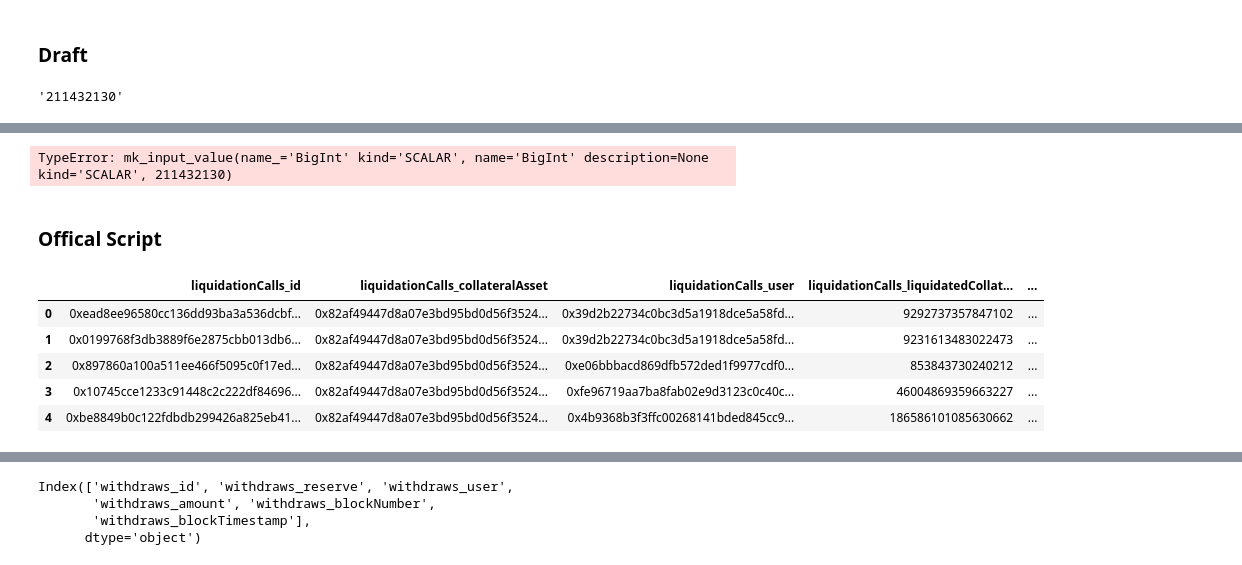
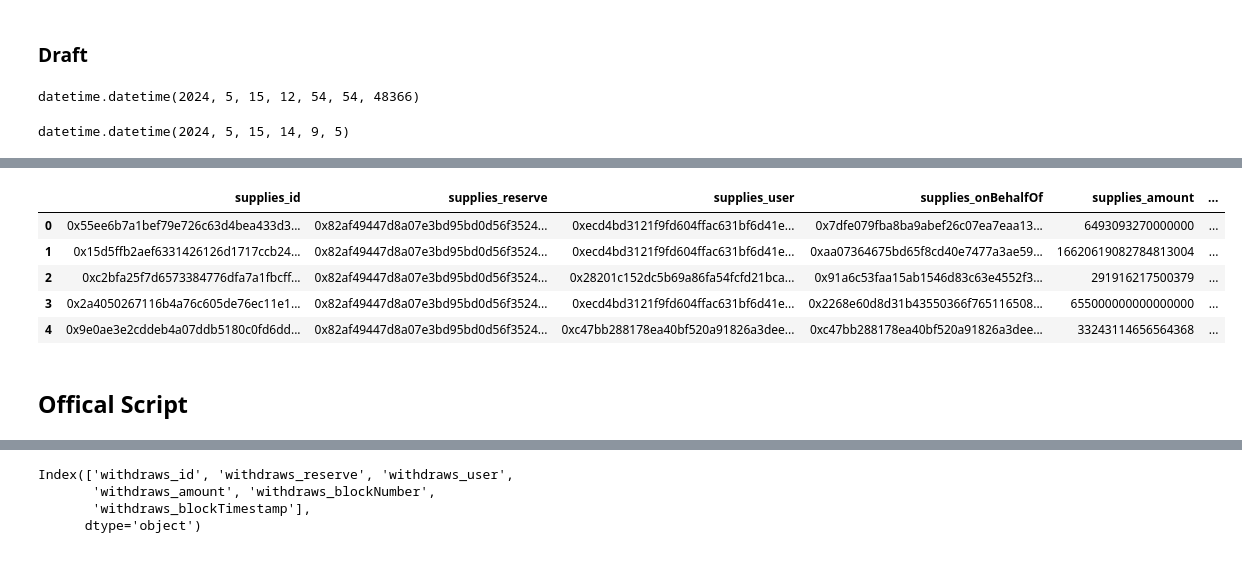
Before and after one commit to LimaRods/AAVE-V3-Subgraph-and-Adapter, a Jupyter notebook: testing_queries.ipynb, the cells around one changed output, grey strips where cells are left out. Drawn from its saved outputs; the diff is of its cells as text; code cells hidden in the pictures.

```diff
--- a/testing_queries.ipynb
+++ b/testing_queries.ipynb
@@ -19,7 +19,13 @@ load_dotenv()
 api_key = os.getenv('THEGRAPH_API')
 sg = Subgrounds()
 v3_pool = sg.load_subgraph(f"https://gateway-arbitrum.network.thegraph.com/api/{api_key}/subgraphs/id/2kmbjLfKbEDz2bKxrg7FtcnBg84ghBHkGrLXENbDBgEv")
-# %%
-last_block
-# %% [output]
-'211432130'
+# %%
+current_time = dt.datetime.now()
+previous_hour_time = current_time - dt.timedelta(hours=1)
+previous_hour_time
+# %% [output]
+datetime.datetime(2024, 5, 15, 12, 54, 54, 48366)
+# %%
+dt.datetime.fromtimestamp(first_block_timestamp)
+# %% [output]
+datetime.datetime(2024, 5, 15, 14, 9, 5)
@@ -26,18 +74,6 @@ last_block
 # %%
-# Last Block
-last_block_query = v3_pool.Query._meta(
-    block={
-        'number': True,
-        'timestamp': True
-    }
-)
 
-last_block_query = v3_pool.Query._meta
-df_block = sg.query_df([last_block_query.block])
-last_block = str(df_block['_meta_block_number'][0])
-last_timestamp = df_block['_meta_block_timestamp'][0]
-time = dt.datetime.fromtimestamp(last_timestamp)
-print(f"Running pipeline until the block {last_block} at {time}")
+print(f"Running pipeline to get the events between the blocks {last_block_number} and {first_block_number} at {dt.datetime.now()} ")
 
 
 # The relation token decimals -- Address is hardcoded but we can improve later for scalability purposes :)
@@ -47,16 +83,20 @@ token_decimals = {
     '0x82aF49447D8a07e3bd95BD0d56f35241523fBab1'.lower(): ['ETH',18], # WETH
 }
 
-# Querying Deposits on AAVE V3 Arbitrum
+# Querying Deposits on AAVE V3 Arbitrum with pagination
+
+# Construct the base query for supplies
 supplies = v3_pool.Query.supplies(
     orderBy=v3_pool.Supply.blockNumber,
     orderDirection='asc',
     where={
-        'blockNumber_lte': str(last_block),
+        'blockNumber_gte': int(first_block_number),
+        'blockNumber_lte': int(last_block_number),
         'reserve_in': list(token_decimals.keys())
-
     }
 )
-df = sg.query_df(supplies)
-df
+
+# Fetch all supplies data
+df_supplies = sg.query_df([supplies])
+df_supplies.head()
 # %% [output]
@@ -64,3 +104,8 @@ Running pipeline until the block 211432130 at 2024-05-15 03:41:34
-TypeError: mk_input_value(name_='BigInt' kind='SCALAR', name='BigInt' description=None kind='SCALAR', 211432130)
+|  | supplies_id | supplies_reserve | supplies_user | supplies_onBehalfOf | supplies_amount | ... |
+| 0 | 0x55ee6b7a1bef79e726c63d4bea433d3... | 0x82af49447d8a07e3bd95bd0d56f3524... | 0xecd4bd3121f9fd604ffac631bf6d41e... | 0x7dfe079fba8ba9abef26c07ea7eaa13... | 6493093270000000 | ... |
+| 1 | 0x15d5ffb2aef6331426126d1717ccb24... | 0x82af49447d8a07e3bd95bd0d56f3524... | 0xecd4bd3121f9fd604ffac631bf6d41e... | 0xaa07364675bd65f8cd40e7477a3ae59... | 16620619082784813004 | ... |
+| 2 | 0xc2bfa25f7d6573384776dfa7a1fbcff... | 0x82af49447d8a07e3bd95bd0d56f3524... | 0x28201c152dc5b69a86fa54fcfd21bca... | 0x91a6c53faa15ab1546d83c63e4552f3... | 291916217500379 | ... |
+| 3 | 0x2a4050267116b4a76c605de76ec11e1... | 0x82af49447d8a07e3bd95bd0d56f3524... | 0xecd4bd3121f9fd604ffac631bf6d41e... | 0x2268e60d8d31b43550366f765116508... | 655000000000000000 | ... |
+| 4 | 0x9e0ae3e2cddeb4a07ddb5180c0fd6dd... | 0x82af49447d8a07e3bd95bd0d56f3524... | 0xc47bb288178ea40bf520a91826a3dee... | 0xc47bb288178ea40bf520a91826a3dee... | 33243114656564368 | ... |
 # %% [markdown]
-### Offical Script
+## Offical Script
@@ -139,9 +111,0 @@ liquidationCalls_df = sg.query_df([liquidationCalls.id, liquidationCalls.collate
-# %%
-liquidationCalls_df.head()
-# %% [output]
-|  | liquidationCalls_id | liquidationCalls_collateralAsset | liquidationCalls_user | liquidationCalls_liquidatedCollat... | ... |
-| 0 | 0xead8ee96580cc136dd93ba3a536dcbf... | 0x82af49447d8a07e3bd95bd0d56f3524... | 0x39d2b22734c0bc3d5a1918dce5a58fd... | 9292737357847102 | ... |
-| 1 | 0x0199768f3db3889f6e2875cbb013db6... | 0x82af49447d8a07e3bd95bd0d56f3524... | 0x39d2b22734c0bc3d5a1918dce5a58fd... | 9231613483022473 | ... |
-| 2 | 0x897860a100a511ee466f5095c0f17ed... | 0x82af49447d8a07e3bd95bd0d56f3524... | 0xe06bbbacd869dfb572ded1f9977cdf0... | 853843730240212 | ... |
-| 3 | 0x10745cce1233c91448c2c222df84696... | 0x82af49447d8a07e3bd95bd0d56f3524... | 0xfe96719aa7ba8fab02e9d3123c0c40c... | 46004869359663227 | ... |
-| 4 | 0xbe8849b0c122fdbdb299426a825eb41... | 0x82af49447d8a07e3bd95bd0d56f3524... | 0x4b9368b3f3ffc00268141bded845cc9... | 186586101085630662 | ... |
```
Also changed, not shown: parts of 5 cells of this notebook.
